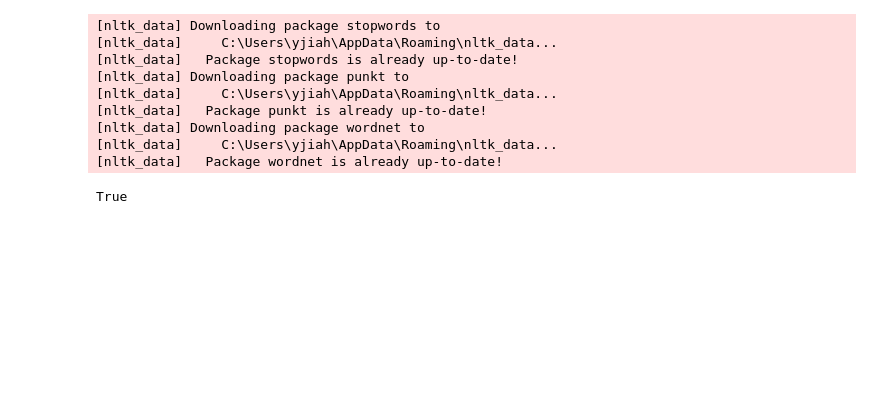
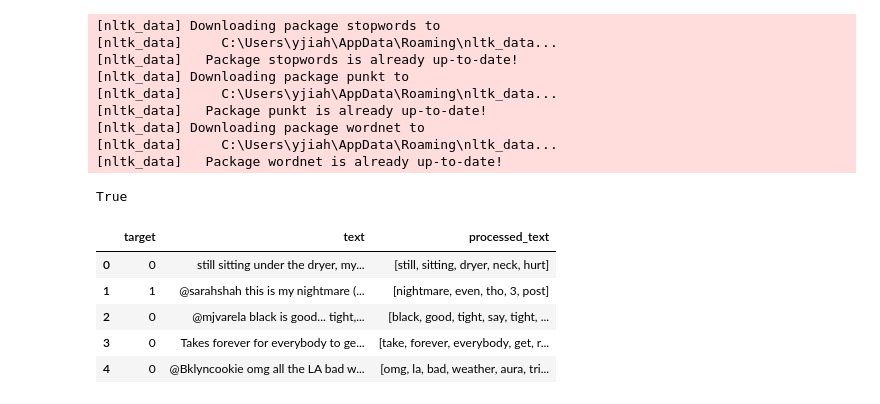
Before and after one commit to yjiahao/natural-language-processing, a Jupyter notebook: assignment_1_embeddings/preprocessing.ipynb, the cells around one changed output. Drawn from its saved outputs; the diff is of its cells as text; code cells hidden in the pictures; blank space fills up the shorter version.

```diff
--- a/assignment_1_embeddings/preprocessing.ipynb
+++ b/assignment_1_embeddings/preprocessing.ipynb
@@ -13,8 +13,8 @@ from sklearn.model_selection import train_test_split
 # read data
 df = pd.read_csv('../data/twitter/train.csv', encoding='latin-1', names=['target', 'ids', 'date', 'flag', 'user', 'text'])
 
-# split training data randomly, stratifying the negative samples to ensure we can do sentiment analysis later
-X_train, X_test, y_train, y_test = train_test_split(
+# split training data randomly, stratifying the sentiments to ensure we can do sentiment analysis later
+X_subset, _, y_subset, _ = train_test_split(
     df[['text']],
     df[['target']],
     train_size=0.00625, # use only 10k rows out of 1.6 million rows
@@ -22,7 +22,7 @@ X_train, X_test, y_train, y_test = train_test_split(
     random_state=42 # set random state for reproducibility
 )
 
-contents = list(X_train['text']) # use only the X_train for training all the models
+contents = list(X_subset['text']) # use only the X_subset for training all the models
 # %%
 nltk.download('stopwords')
 nltk.download('punkt')
@@ -42,11 +42,17 @@ True
 # split text into sentences by fullstop and lowercase everything up to 20000 sentences
 sentences_lst = [tweet.lower() for tweet in contents]
 
+# remove URLs
+sentences_no_urls = [re.sub(r'http\S+|www\S+', '', sentence) for sentence in sentences_lst]
+
+# remove hashtags and usernames
+sentences_no_tags = [re.sub(r'@\w+|#\w+', '', sentence) for sentence in sentences_no_urls]
+
 # remove punctuation
-sentences_lst_removed_punc = [re.sub(r'[^\w\s]', '', sentence) for sentence in sentences_lst]
+sentences_no_punc = [re.sub(r'[^\w\s]', '', sentence) for sentence in sentences_no_tags]
 
-# tokenize the split sentences into words
-tokenized_sentences = [sentence.split() for sentence in sentences_lst_removed_punc]
+# tokenize the text
+tokenized_sentences = [sentence.split() for sentence in sentences_no_punc]
 
 # stopword removal
 stop_words = set(stopwords.words('english'))
@@ -54,18 +60,25 @@ filtered_tokenized_sentences = [[word for word in sentence if word not in stop_w
 
 # lemmatization
 lemmatizer = WordNetLemmatizer()
-filtered_tokenized_sentences = [[lemmatizer.lemmatize(word) for word in sentence] for sentence in tokenized_sentences]
+filtered_tokenized_sentences = [[lemmatizer.lemmatize(word) for word in sentence] for sentence in filtered_tokenized_sentences]
 # %%
-# export final dataset for use in the future by other models
-X_train['processed_text'] = filtered_tokenized_sentences
-y_train['target'] = y_train['target'].apply(lambda x: 0 if x == 0 else 1) # sentiment is bad if 0, sentiment is good (1) if 4
+# create final dataset
+X_subset['processed_text'] = filtered_tokenized_sentences
+y_subset['target'] = y_subset['target'].apply(lambda x: 0 if x == 0 else 1) # sentiment is bad if 0, sentiment is good (1) if 4
 
 final_dataset = pd.concat(
     [
-        y_train,
-        X_train,
+        y_subset,
+        X_subset,
     ],
     axis=1
 ).reset_index(drop=True)
-
-final_dataset.to_csv('../data/twitter/processed.csv', index=False)
+# %%
+final_dataset.head()
+# %% [output]
+|  | target | text | processed_text |
+| 0 | 0 | still sitting under the dryer, my... | [still, sitting, dryer, neck, hurt] |
+| 1 | 1 | @sarahshah this is my nightmare (... | [nightmare, even, tho, 3, post] |
+| 2 | 0 | @mjvarela black is good... tight,... | [black, good, tight, say, tight, ... |
+| 3 | 0 | Takes forever for everybody to ge... | [take, forever, everybody, get, r... |
+| 4 | 0 | @Bklyncookie omg all the LA bad w... | [omg, la, bad, weather, aura, tri... |
```
Also changed, not shown: parts of 2 cells of this notebook, 2 other files.
